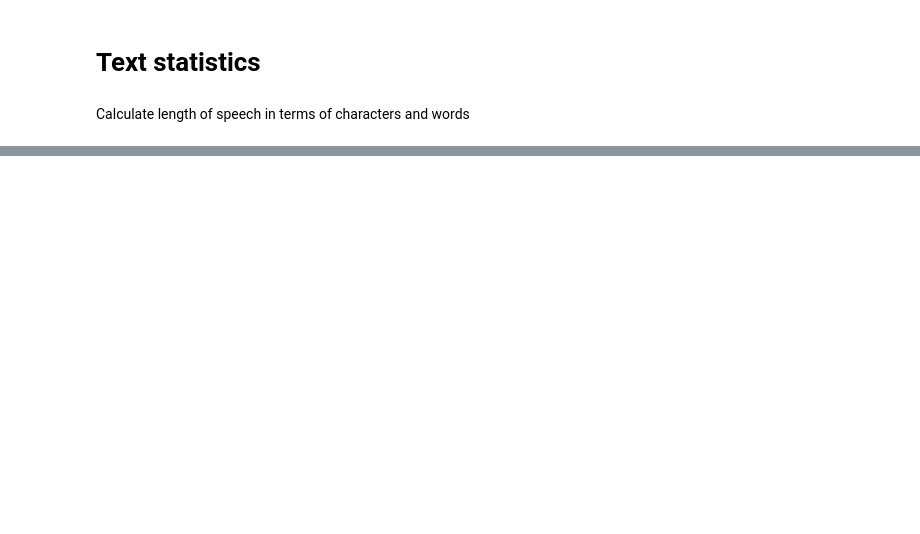
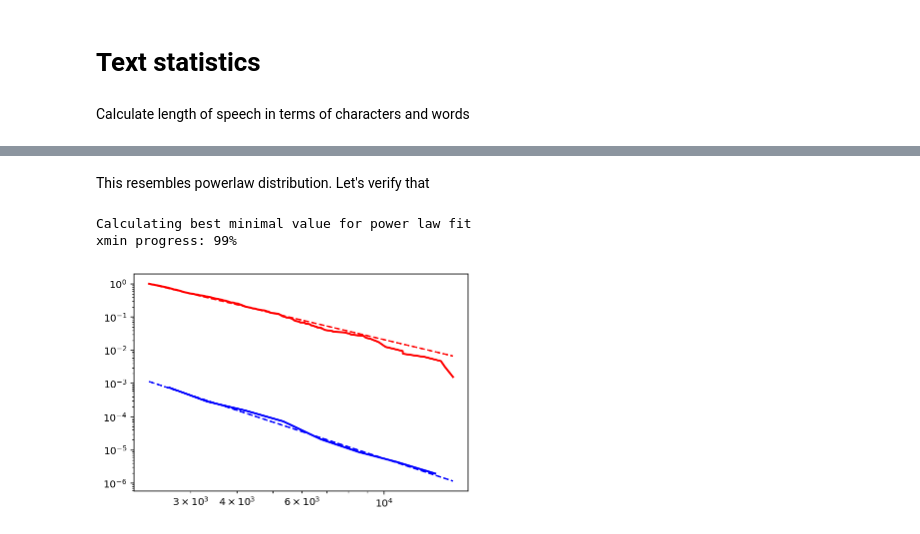
Before and after one commit to ktkhuong/political_framing_sg, a Jupyter notebook: src/data-cleaning/parliament.ipynb, the cells around one changed output, grey strips where cells are left out. Drawn from its saved outputs; the diff is of its cells as text; code cells hidden in the pictures; blank space fills up the shorter version.

```diff
--- a/src/data-cleaning/parliament.ipynb
+++ b/src/data-cleaning/parliament.ipynb
@@ -324,9 +262,0 @@ speech_dist
-# %%
-rcParams['figure.figsize'] = 10, 5
-bins = np.arange(0, max(speech_dist[('speech','count')]), 50)
-plt.hist(speech_dist[('speech','count')], bins=bins)
-plt.xscale('log')
-plt.yscale('log')
-plt.xlabel("Number of speeches per MP")
-plt.ylabel("Number of MPs")
-plt.show()
@@ -334,0 +263,14 @@ plt.show()
+# %% [markdown]
+This resembles powerlaw distribution. Let's verify that
+# %%
+import powerlaw
+fit = powerlaw.Fit(stat_df['length'], discrete=True)
+fig = fit.plot_pdf(color='b', linewidth=2)
+fit.power_law.plot_pdf(color='b', linestyle='--', ax=fig)
+fit.plot_ccdf(color='r', linewidth=2, ax=fig)
+fit.power_law.plot_ccdf(color='r', linestyle='--', ax=fig)
+plt.show()
+# %% [output]
+Calculating best minimal value for power law fit
+xmin progress: 99%
+[figure, added]
```
Also changed, not shown: parts of 55 cells of this notebook, 5 other files.
